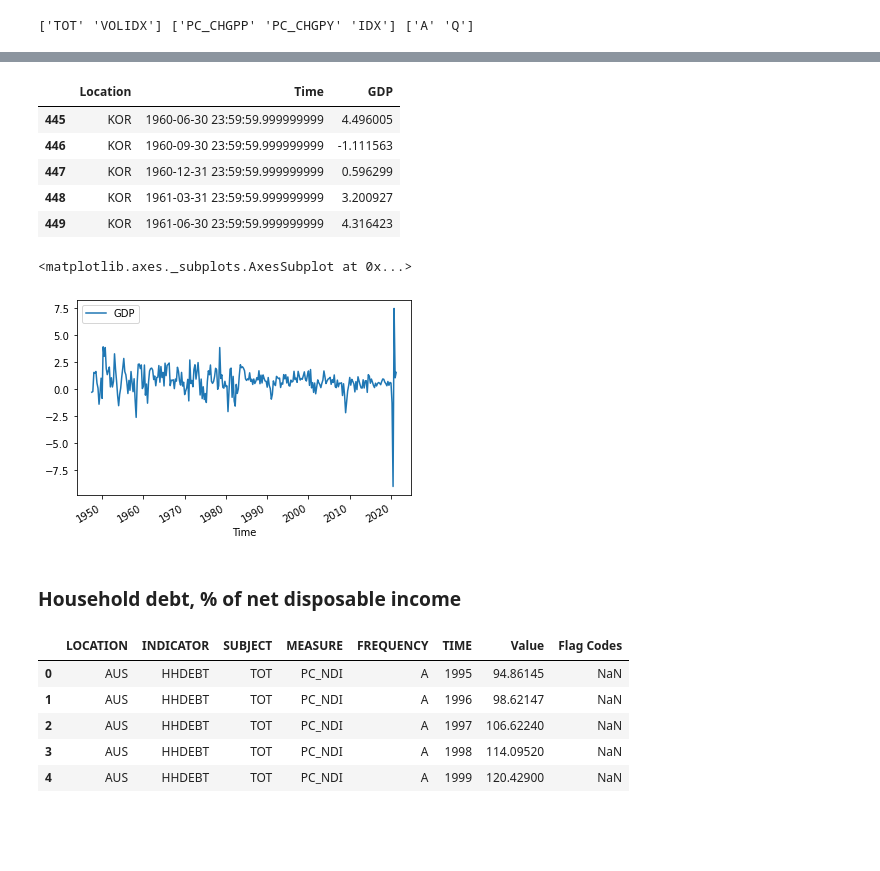
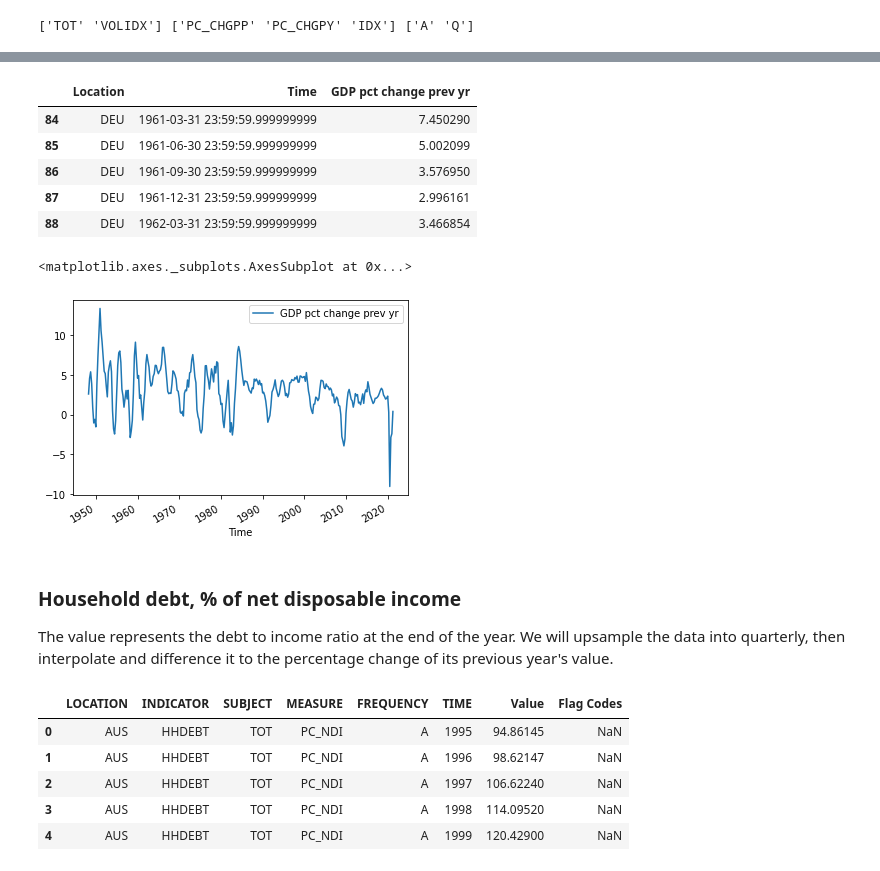
Before and after one commit to hoytlui/GDP-Growth-Forecast-Multivariate-Time-Series-Analysis, a Jupyter notebook: 2_data_wrangling.ipynb, the cells around one changed output, grey strips where cells are left out. Drawn from its saved outputs; the diff is of its cells as text; code cells hidden in the pictures; blank space fills up the shorter version.

```diff
--- a/2_data_wrangling.ipynb
+++ b/2_data_wrangling.ipynb
@@ -51,8 +54,8 @@ print(gdp['SUBJECT'].unique(), gdp['MEASURE'].unique(), gdp['FREQUENCY'].unique(
 # %% [output]
 ['TOT' 'VOLIDX'] ['PC_CHGPP' 'PC_CHGPY' 'IDX'] ['A' 'Q']
 # %%
-# percentage change from previous period
-gdp = gdp[(gdp['SUBJECT'] == 'TOT') & (gdp['MEASURE'] == 'PC_CHGPP') & (gdp['FREQUENCY'] == 'Q')]
+# percentage change from previous year
+gdp = gdp[(gdp['SUBJECT'] == 'TOT') & (gdp['MEASURE'] == 'PC_CHGPY') & (gdp['FREQUENCY'] == 'Q')]
 # %%
 gdp['TIME'] = pd.to_datetime(gdp['TIME']).dt.to_period('Q').dt.end_time
 print(gdp['TIME'])
@@ -72,21 +75,22 @@ Name: TIME, Length: 9418, dtype: datetime64[ns]
 # %%
 gdp_new = gdp.loc[:, ['LOCATION', 'TIME', 'Value']].copy()
-gdp_new.columns = ['Location', 'Time', 'GDP']
+gdp_new.columns = ['Location', 'Time', 'GDP pct change prev yr']
 gdp_new.head()
 # %% [output]
-|  | Location | Time | GDP |
-| 445 | KOR | 1960-06-30 23:59:59.999999999 | 4.496005 |
-| 446 | KOR | 1960-09-30 23:59:59.999999999 | -1.111563 |
-| 447 | KOR | 1960-12-31 23:59:59.999999999 | 0.596299 |
-| 448 | KOR | 1961-03-31 23:59:59.999999999 | 3.200927 |
-| 449 | KOR | 1961-06-30 23:59:59.999999999 | 4.316423 |
+|  | Location | Time | GDP pct change prev yr |
+| 84 | DEU | 1961-03-31 23:59:59.999999999 | 7.450290 |
+| 85 | DEU | 1961-06-30 23:59:59.999999999 | 5.002099 |
+| 86 | DEU | 1961-09-30 23:59:59.999999999 | 3.576950 |
+| 87 | DEU | 1961-12-31 23:59:59.999999999 | 2.996161 |
+| 88 | DEU | 1962-03-31 23:59:59.999999999 | 3.466854 |
 # %%
-gdp_new[gdp_new['Location'] == 'USA'].plot(x='Time', y='GDP')
+gdp_new[gdp_new['Location'] == 'USA'].plot(x='Time', y='GDP pct change prev yr')
 # %% [output]
 <matplotlib.axes._subplots.AxesSubplot at 0x...>
-[figure, old version]
+[figure, new version]
-# %% [markdown]
-### Household debt, % of net disposable income
+# %% [markdown]
+### Household debt, % of net disposable income
+The value represents the debt to income ratio at the end of the year. We will upsample the data into quarterly, then interpolate and difference it to the percentage change of its previous year's value.
 # %%
 hh_debt.head()
 # %% [output]
```
Also changed, not shown: parts of 43 cells of this notebook, 10 other files.
